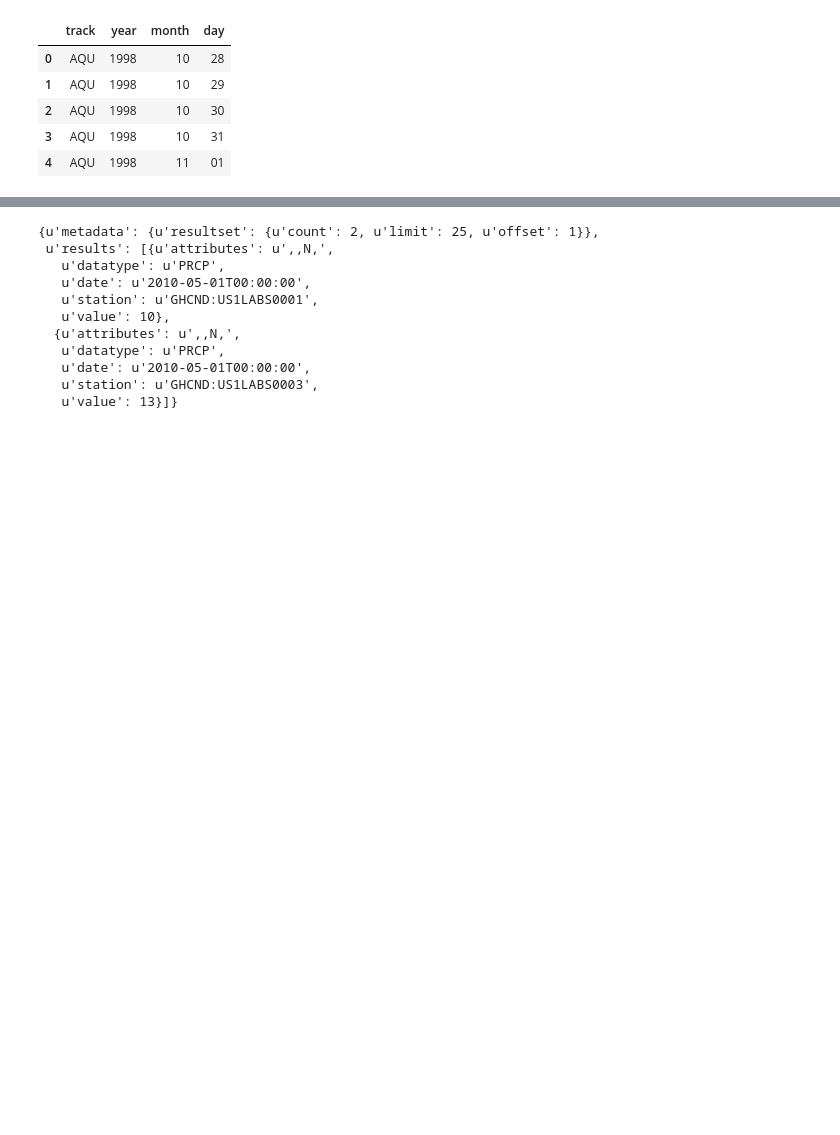
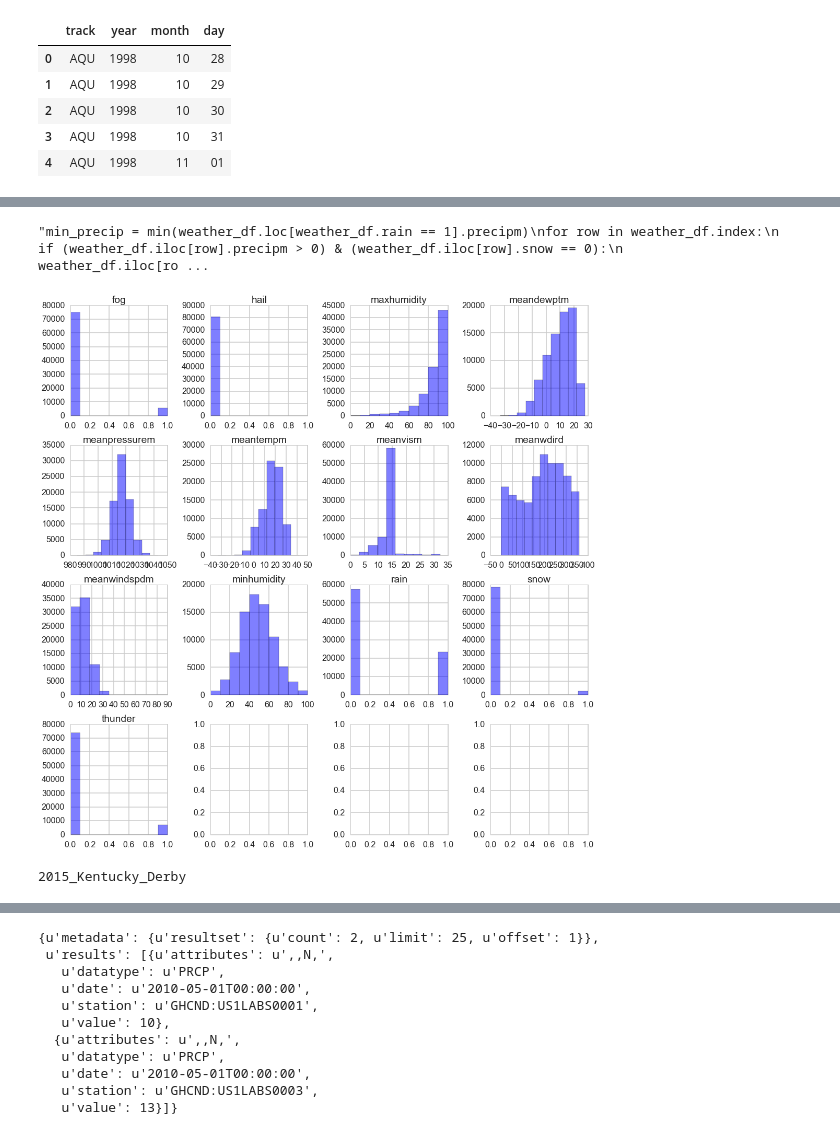
Before and after one commit to gebailey23/prettyponies, a Jupyter notebook: Weather_Scrape.ipynb, the cells around one changed output, grey strips where cells are left out. Cells and saved outputs as stored; diff of their text form; code cells hidden in the pictures; blank space fills up the shorter version.

```diff
--- a/Weather_Scrape.ipynb
+++ b/Weather_Scrape.ipynb
@@ -174,0 +194,3 @@ weatherdf.to_csv('tempdata/weather.csv')
+# %%
+weather_df = pd.read_csv("tempdata/weather.csv", index_col=0)
+weather_df.head(15)
@@ -174,0 +214,34 @@ weatherdf.to_csv('tempdata/weather.csv')
+# %%
+# cast all weather variables as floats
+
+for col in weather_df.iloc[:,2:]:
+    try:
+        weather_df[col] = weather_df[col].astype(float)
+    except ValueError:
+        for i in weather_df.index:
+            if weather_df[col].iloc[i].isdigit():
+                weather_df[col].iloc[i] = float(weather_df[col].iloc[i])
+            else:
+                weather_df[col].iloc[i] = 0.0
+
+weather_df1 = weather_df.drop(['precipm', 'snowdepthm', 'snowfallm'], axis=1)
+weather_df1.head()
+# %%
+'''min_precip = min(weather_df.loc[weather_df.rain == 1].precipm)
+for row in weather_df.index:
+    if (weather_df.iloc[row].precipm > 0) & (weather_df.iloc[row].snow == 0):
+        weather_df.iloc[row].rain = 1
+    if weather_df.iloc[row].precipm == 'T':
+        weather_df.iloc[row].precipm = min_precip'''
+# %% [output]
+"min_precip = min(weather_df.loc[weather_df.rain == 1].precipm)\nfor row in weather_df.index:\n    if (weather_df.iloc[row].precipm > 0) & (weather_df.iloc[row].snow == 0):\n        weather_df.iloc[ro ...
+# %%
+f1, ax1 = plt.subplots(4,4, figsize=(15,15), tight_layout=True)
+for j, col in enumerate(weather_df1.columns[2:]):
+    axis = ax1[j / 4][j % 4] # iterator to loop through plots
+    # plot histogram for each indicator variable, separating each bar by response status
+    axis.hist(weather_df1[col].dropna(), alpha=.5, color='b')
+    axis.set_title(weather_df1[col].name)
+    axis.legend()
+# %% [output]
+[figure, added]
@@ -174,0 +303,4 @@ weatherdf.to_csv('tempdata/weather.csv')
+# %%
+bigdict = {key:parser(key, pages) for key in pages.keys()}
+# %% [output]
+2015_Kentucky_Derby
```
Also changed, not shown: parts of 12 cells of this notebook, 2 other files.
